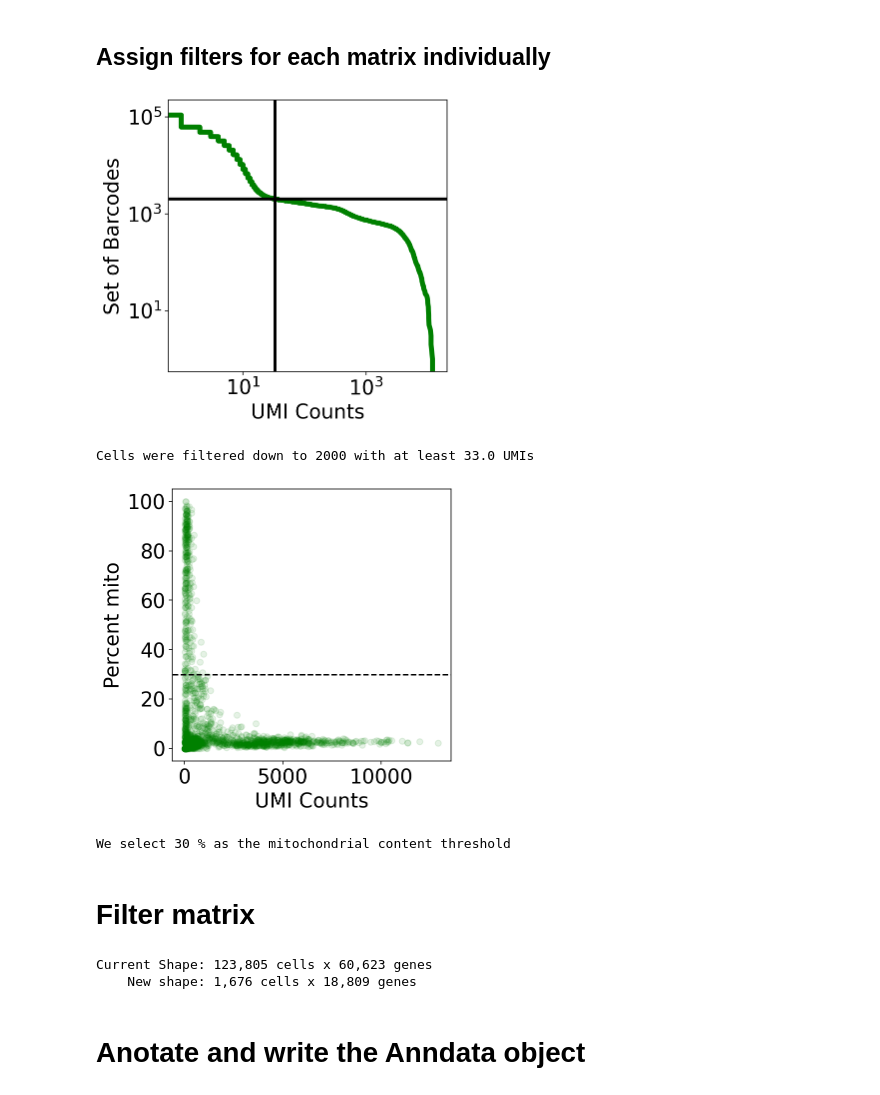
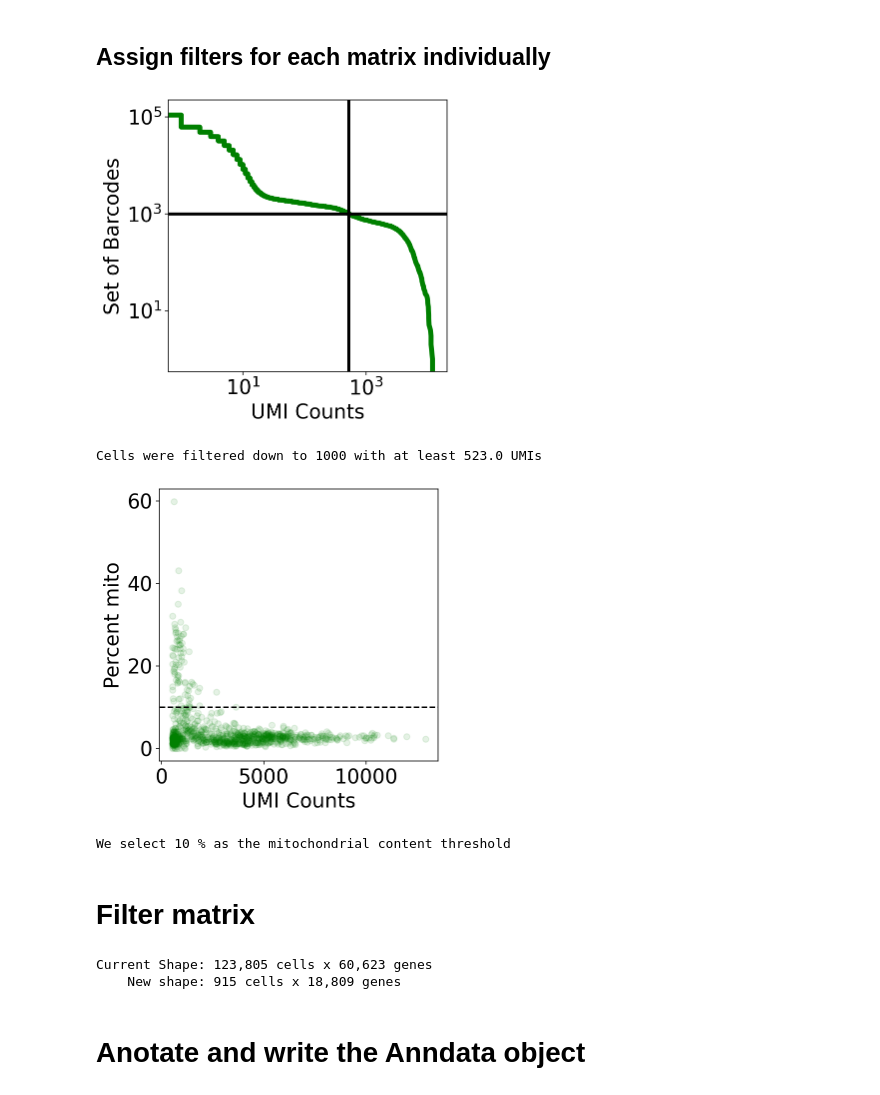
Before and after one commit to agalvezm/ACE2_scRNAseq, a Jupyter notebook: notebooks_countmatrices/GSE118127_GSM3557970.ipynb, the cells around one changed output. Cells and saved outputs as stored; diff of their text form; code cells hidden in the pictures.

```diff
--- a/notebooks_countmatrices/GSE118127_GSM3557970.ipynb
+++ b/notebooks_countmatrices/GSE118127_GSM3557970.ipynb
@@ -366,7 +368,7 @@ gene_threshold = 3
 mito_criteria = 30
 # %%
 
-expected_num_cells = 2000#@param {type:"integer"}
+expected_num_cells = 1000#@param {type:"integer"}
 knee = np.sort(nd(results[sample_id[samp_n]].X.sum(axis=1)))[::-1]
 
 fig, ax = plt.subplots(figsize=(5, 5))
@@ -385,38 +387,38 @@ ax.set_ylabel("Set of Barcodes")
 plt.show()
 
 cell_threshold = knee[expected_num_cells]
 
 results["cell_threshold" + sample_id[samp_n]] = knee[expected_num_cells]
 
 print ("Cells were filtered down to " + str(expected_num_cells) + " with at least " + str(cell_threshold) + " UMIs")
 
 
-mito_criteria = 30#@param {type:"integer"}
+mito_criteria = 10#@param {type:"integer"}
 results["mito_criteria" + sample_id[samp_n]] = mito_criteria
 
 fig, ax = plt.subplots(figsize=(5,5))
 
 
 x = nd(results[sample_id[samp_n]].obs["cell_counts"][results[sample_id[i]].obs["cell_counts"] > cell_threshold])
 y = nd(results[sample_id[samp_n]].obs["percent_mito"][results[sample_id[i]].obs["cell_counts"] > cell_threshold])
 
 ax.scatter(x, y, color="green", alpha=0.1)
 
 ax.axhline(y=mito_criteria, linestyle="--", color="k")
 
 
 ax.set_xlabel("UMI Counts")
 ax.set_ylabel("Percent mito")
 
 
 plt.show()
 
 print("We select " + str(mito_criteria) + " % as the mitochondrial content threshold")
 # %% [output]
-[figure, old version]
+[figure, new version]
-Cells were filtered down to 2000 with at least 33.0 UMIs
+Cells were filtered down to 1000 with at least 523.0 UMIs
-[figure, old version]
+[figure, new version]
-We select 30 % as the mitochondrial content threshold
+We select 10 % as the mitochondrial content threshold
 # %% [markdown]
 # Filter matrix
 # %%
@@ -433,7 +435,7 @@ for i in range(no_samples):
   results["data_" + sample_id[i]] = results[sample_id[i]][cell_mask, gene_mask]
 # %% [output]
 Current Shape: 123,805 cells x 60,623 genes
-    New shape: 1,676 cells x 18,809 genes
+    New shape: 915 cells x 18,809 genes
 # %% [markdown]
 # Anotate and write the Anndata object
 # %%
```
Also changed, not shown: parts of 7 cells of this notebook.
